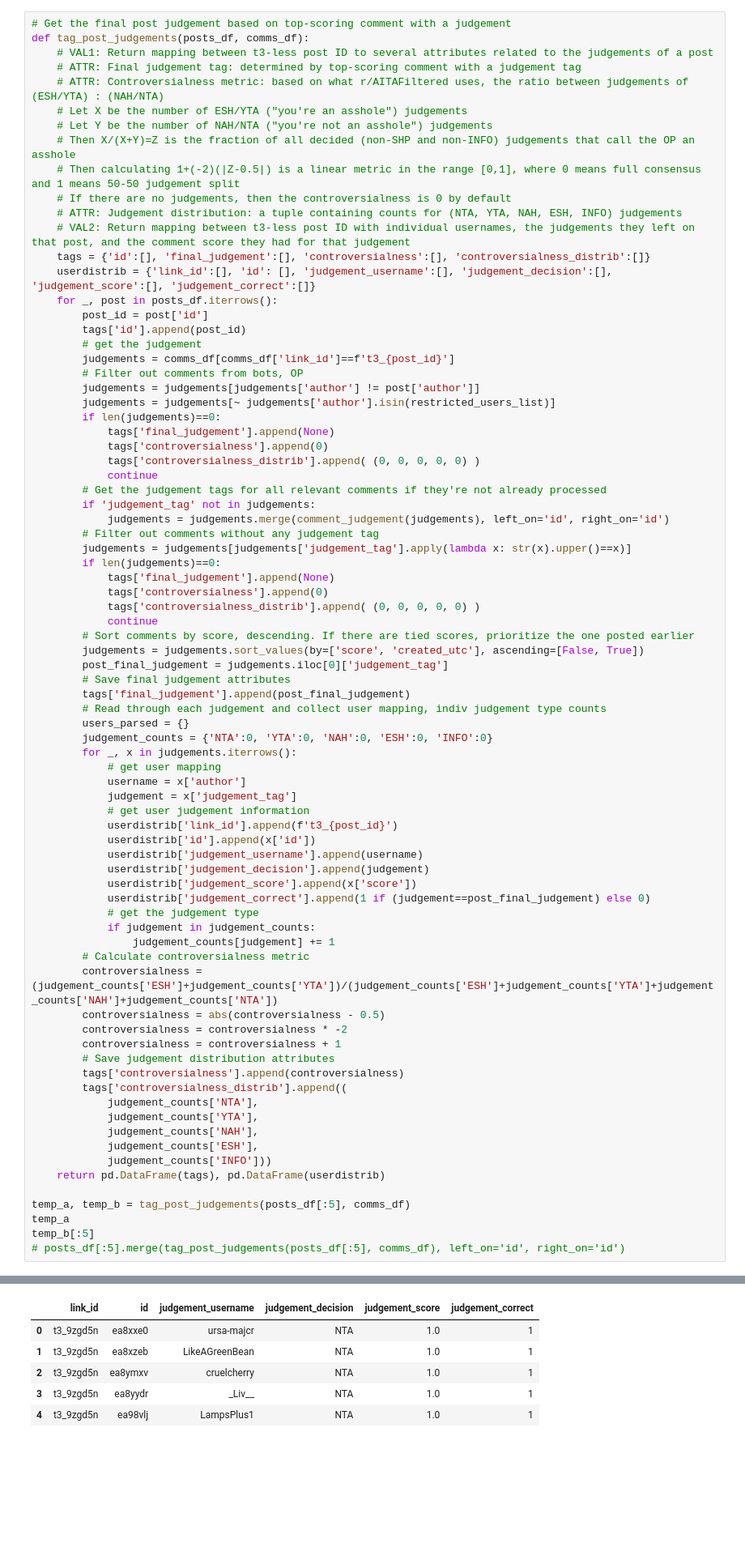
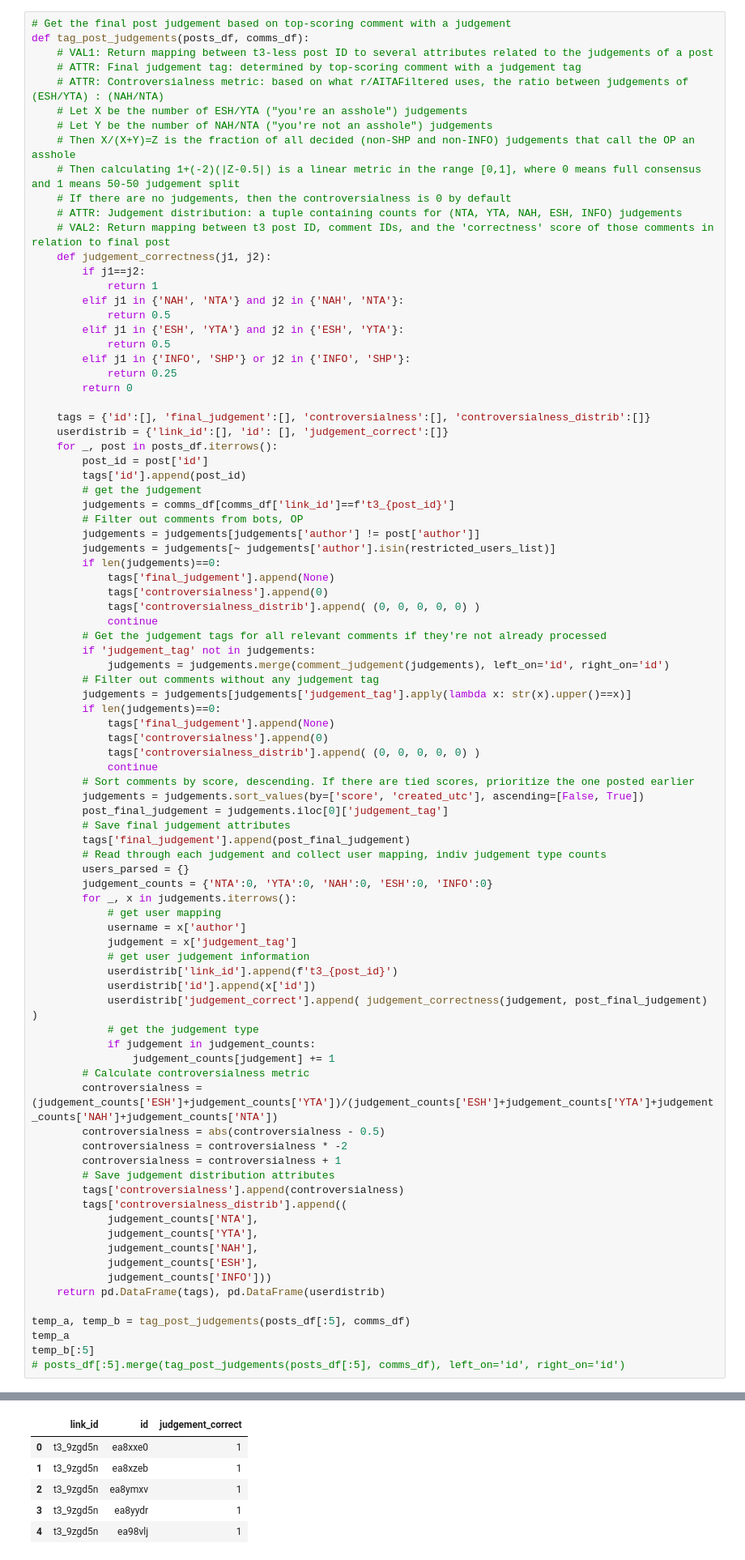
Before and after one commit to cephcyn/cornell_cs6742_a2, a Jupyter notebook: 01_metric_feasibility.ipynb, the cells around one changed output, grey strips where cells are left out. Shown at 81% size. Drawn from its saved outputs; the diff is of its cells as text; blank space fills up the shorter version.

```diff
--- a/01_metric_feasibility.ipynb
+++ b/01_metric_feasibility.ipynb
@@ -162,9 +187,20 @@ def tag_post_judgements(posts_df, comms_df):
     # Then calculating 1+(-2)(|Z-0.5|) is a linear metric in the range [0,1], where 0 means full consensus and 1 means 50-50 judgement split
     # If there are no judgements, then the controversialness is 0 by default
     # ATTR: Judgement distribution: a tuple containing counts for (NTA, YTA, NAH, ESH, INFO) judgements
-    # VAL2: Return mapping between t3-less post ID with individual usernames, the judgements they left on that post, and the comment score they had for that judgement
+    # VAL2: Return mapping between t3 post ID, comment IDs, and the 'correctness' score of those comments in relation to final post
+    def judgement_correctness(j1, j2):
+        if j1==j2:
+            return 1
+        elif j1 in {'NAH', 'NTA'} and j2 in {'NAH', 'NTA'}:
+            return 0.5
+        elif j1 in {'ESH', 'YTA'} and j2 in {'ESH', 'YTA'}:
+            return 0.5
+        elif j1 in {'INFO', 'SHP'} or j2 in {'INFO', 'SHP'}:
+            return 0.25
+        return 0
+
     tags = {'id':[], 'final_judgement':[], 'controversialness':[], 'controversialness_distrib':[]}
-    userdistrib = {'link_id':[], 'id': [], 'judgement_username':[], 'judgement_decision':[], 'judgement_score':[], 'judgement_correct':[]}
+    userdistrib = {'link_id':[], 'id': [], 'judgement_correct':[]}
     for _, post in posts_df.iterrows():
         post_id = post['id']
         tags['id'].append(post_id)
@@ -203,45 +239,42 @@ def tag_post_judgements(posts_df, comms_df):
             # get user judgement information
             userdistrib['link_id'].append(f't3_{post_id}')
             userdistrib['id'].append(x['id'])
-            userdistrib['judgement_username'].append(username)
-            userdistrib['judgement_decision'].append(judgement)
-            userdistrib['judgement_score'].append(x['score'])
-            userdistrib['judgement_correct'].append(1 if (judgement==post_final_judgement) else 0)
+            userdistrib['judgement_correct'].append( judgement_correctness(judgement, post_final_judgement) )
             # get the judgement type
             if judgement in judgement_counts:
                 judgement_counts[judgement] += 1
         # Calculate controversialness metric
         controversialness = (judgement_counts['ESH']+judgement_counts['YTA'])/(judgement_counts['ESH']+judgement_counts['YTA']+judgement_counts['NAH']+judgement_counts['NTA'])
         controversialness = abs(controversialness - 0.5)
         controversialness = controversialness * -2
         controversialness = controversialness + 1
         # Save judgement distribution attributes
         tags['controversialness'].append(controversialness)
         tags['controversialness_distrib'].append((
             judgement_counts['NTA'],
             judgement_counts['YTA'],
             judgement_counts['NAH'],
             judgement_counts['ESH'],
             judgement_counts['INFO']))
     return pd.DataFrame(tags), pd.DataFrame(userdistrib)
 
 temp_a, temp_b = tag_post_judgements(posts_df[:5], comms_df)
 temp_a
 temp_b[:5]
 # posts_df[:5].merge(tag_post_judgements(posts_df[:5], comms_df), left_on='id', right_on='id')
 # %% [output]
 |  | id | final_judgement | controversialness | controversialness_distrib |
 | 0 | 9zgd5n | NTA | 0.000000 | (6, 0, 0, 0, 0) |
 | 1 | 9zge0j | NTA | 0.333333 | (5, 1, 0, 0, 0) |
 | 2 | 9zgikj | YTA | 0.800000 | (3, 2, 0, 0, 0) |
 | 3 | 9zgirj | None | 0.000000 | (0, 0, 0, 0, 0) |
 | 4 | 9zglje | YTA | 0.555556 | (10, 26, 0, 0, 0) |
-|  | link_id | id | judgement_username | judgement_decision | judgement_score | judgement_correct |
-| 0 | t3_9zgd5n | ea8xxe0 | ursa-majcr | NTA | 1.0 | 1 |
-| 1 | t3_9zgd5n | ea8xzeb | LikeAGreenBean | NTA | 1.0 | 1 |
-| 2 | t3_9zgd5n | ea8ymxv | cruelcherry | NTA | 1.0 | 1 |
-| 3 | t3_9zgd5n | ea8yydr | _Liv__ | NTA | 1.0 | 1 |
-| 4 | t3_9zgd5n | ea98vlj | LampsPlus1 | NTA | 1.0 | 1 |
+|  | link_id | id | judgement_correct |
+| 0 | t3_9zgd5n | ea8xxe0 | 1 |
+| 1 | t3_9zgd5n | ea8xzeb | 1 |
+| 2 | t3_9zgd5n | ea8ymxv | 1 |
+| 3 | t3_9zgd5n | ea8yydr | 1 |
+| 4 | t3_9zgd5n | ea98vlj | 1 |
 # %% [markdown]
 ## Filter posts by comment count
 # %%
```
Also changed, not shown: parts of 19 cells of this notebook.
